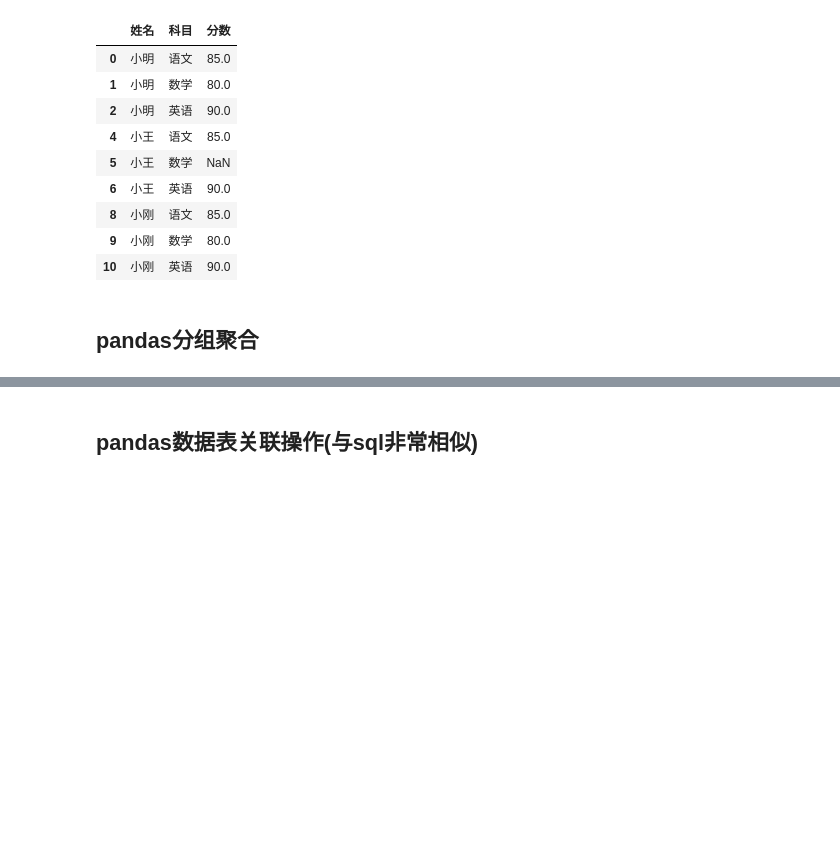
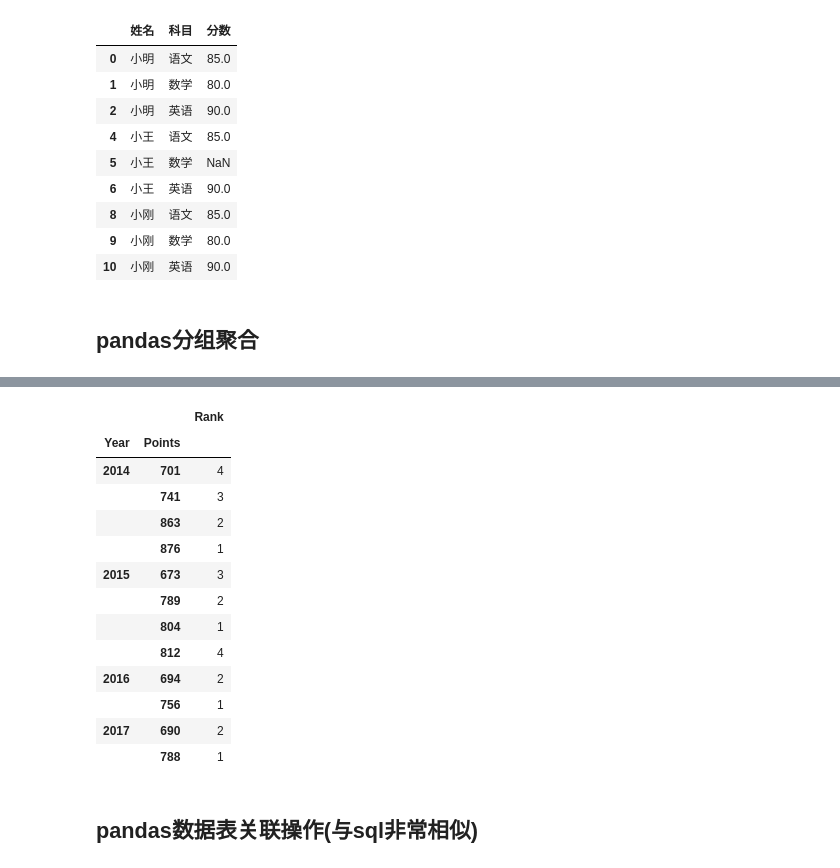
Before and after one commit to codefish-yu/dataanalyze, a Jupyter notebook: pandas.ipynb, the cells around one changed output, grey strips where cells are left out. Cells and saved outputs as stored; diff of their text form; code cells hidden in the pictures; blank space fills up the shorter version.

```diff
--- a/pandas.ipynb
+++ b/pandas.ipynb
@@ -906,3 +1050,21 @@ grouped['Points'].agg([np.mean,np.sum,np.std])
+# %%
+#按照多个字段进行分组，然后使用聚合函数
+df.groupby(by=['Year','Points']).median()
+# %% [output]
+|  |  | Rank |
+| Year | Points |  |
+| 2014 | 701 | 4 |
+|  | 741 | 3 |
+|  | 863 | 2 |
+|  | 876 | 1 |
+| 2015 | 673 | 3 |
+|  | 789 | 2 |
+|  | 804 | 1 |
+|  | 812 | 4 |
+| 2016 | 694 | 2 |
+|  | 756 | 1 |
+| 2017 | 690 | 2 |
+|  | 788 | 1 |
 # %% [markdown]
 ## pandas数据表关联操作(与sql非常相似)
 # %%
```
Also changed, not shown: parts of 28 cells of this notebook, 5 other files.
